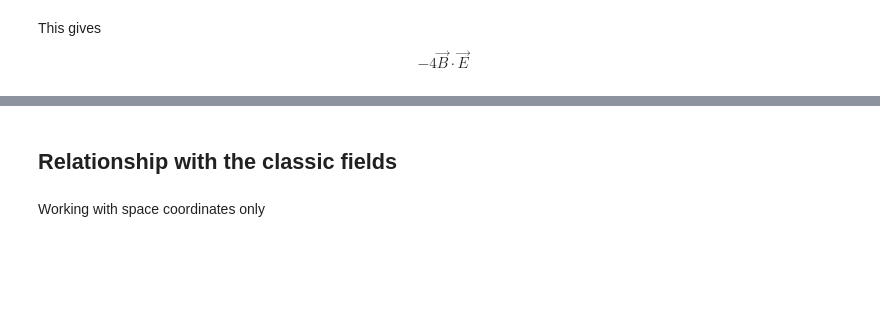
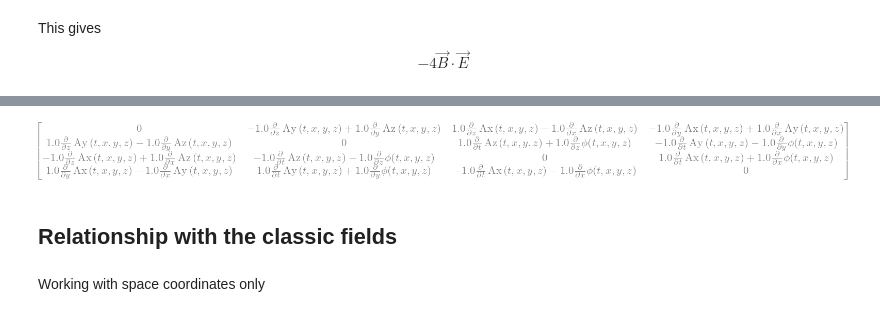
Before and after one commit to pytearcat/pytearcat, a Jupyter notebook: Electromagnetic Tensor.ipynb, the cells around one changed output, grey strips where cells are left out. Saved outputs shown, nothing was run; the diff lists cells and outputs as text; code cells hidden in the pictures; blank space fills up the shorter version.

```diff
--- a/Electromagnetic Tensor.ipynb
+++ b/Electromagnetic Tensor.ipynb
@@ -58,7 +55,7 @@ $$F_{\mu\nu}F^{\mu\nu} = 2\left(B^2-E^2\right)$$
 # %% [markdown]
 ### PseudoScalar Invariant
 # %%
-LC = pt.LeviCivita(convention=-1)
+LC = pt.lcivita(convention=-1)
 # %%
 value = (1/2)*LC('_alpha,_beta,_gamma,_delta')*F('^alpha,^beta')*F('^gamma,^delta')
 
@@ -70,7 +67,7 @@ This gives $$-4\vec{B}\cdot\vec{E}$$
 # %%
 I2 = (1/2)*LC('^alpha,^beta,^gamma,^delta')*F('_gamma,_delta')
 
-tensorG = pt.new_ten('tensorG',2)
+tensorG = pt.ten('tensorG',2)
 
 tensorG.assign(I2,'^alpha,^beta')
 
@@ -82,3 +78,4 @@ tensorG.display('^,^')
+[figure, added]
 # %% [markdown]
 ## Relationship with the classic fields
 # %% [markdown]
```
Also changed, not shown: parts of 22 cells of this notebook.
